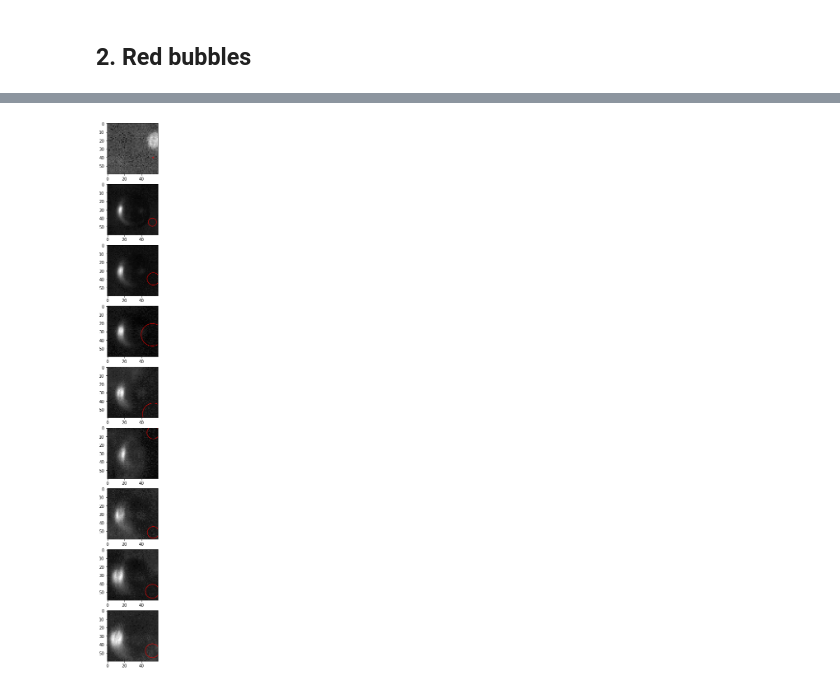
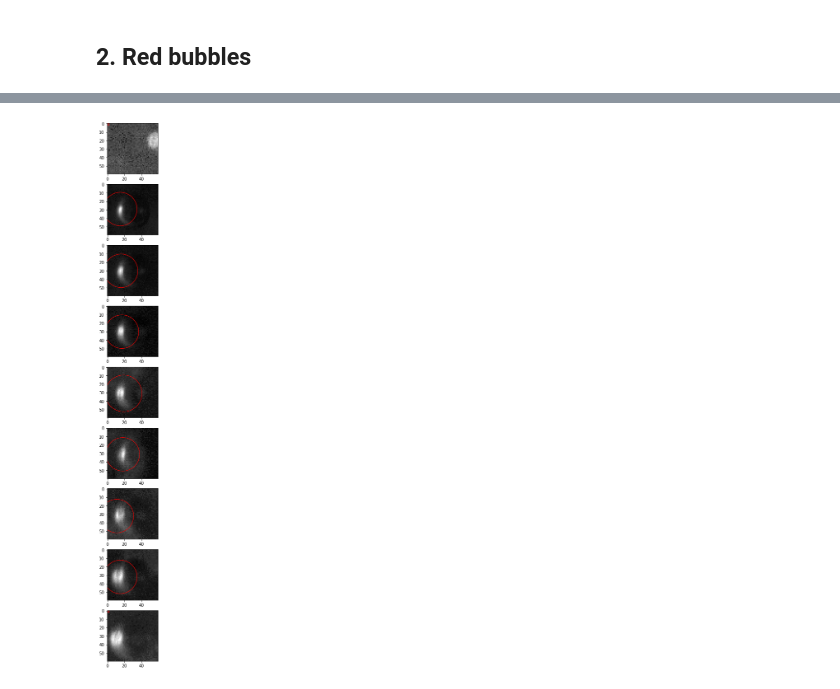
Before and after one commit to zazizizou/gradient_ansatz, a Jupyter notebook: radius_calibration.ipynb, the cells around one changed output, grey strips where cells are left out. Cells and saved outputs as stored; diff of their text form; code cells hidden in the pictures.

Commit message:
first calibration plot

```diff
--- a/radius_calibration.ipynb
+++ b/radius_calibration.ipynb
@@ -46,12 +46,13 @@ filenames.sort() # sort after creation date since date is in the name
 cim = []
 bgim = []
 for file in filenames[1:]:
-    if int(file[-5:-4])%2 ==0:
-        img = cv2.imread(os.path.join(calib_dir, file), 0)
-        cim.append(img)
-    else:
-        img = cv2.imread(os.path.join(calib_dir, file), 0)
-        bgim.append(img)
+    if file.endswith(".bmp"):
+        if int(file[-5:-4])%2 ==0:
+            img = cv2.imread(os.path.join(calib_dir, file), 0)
+            cim.append(img)
+        else:
+            img = cv2.imread(os.path.join(calib_dir, file), 0)
+            bgim.append(img)
 # %%
 """
 for idx, im in enumerate(cim):
@@ -233,7 +234,7 @@ argrelextrema(gaussian_filter1d(signal, sigma=2), np.greater)
 # %%
 tracks = []
 for file in os.listdir(track_dir):
-    if file.endswith(".csv"):
+    if file == "greenlit_green_bubble.csv":
         path = os.path.join(track_dir, file)
         tracks += [get_tracking_data(path, bgim[0].shape)]
 # %% [markdown]
@@ -281,7 +282,7 @@ circ = green_bubble_one(subimg, method="peak_dist", max_offset=10)
 debug_signals = []
 res_circles = []
 for idx, subim in enumerate(sub_images):
-    circ, signal = green_bubble_one(subim, method="peak_dist", max_offset=10, fit_refine=True)
+    circ, signal = green_bubble_one(subim, method="peak_dist", max_offset=10, fit_refine=False)
     debug_signals.append(signal)
     res_circles.append(circ)
 # %%
@@ -345,7 +330,7 @@ for tr in tracks:
                                        window_size=60,
                                        pad_mode="constant")
             sub_images.append(subimg)
-            res_circ = red_bubble_one(subimg)
+            res_circ = red_bubble_one(subimg, verbose=True)
             res_circles.append(res_circ)
             radii += [res_circ.radius]
 # %% [output]
@@ -386,9 +371,9 @@ Image boundary reached! current position: (56.62250225988776, 47.349038138165255
 # %%
 fig, ax = plt.subplots(len(sub_images),1)
 fig.set_figheight(24)
 for idx, subim in enumerate(sub_images):
     ax[idx].imshow(subim,'gray')
     circ = res_circles[idx]
-    ax[idx].add_patch(plt.Circle((circ.x, circ.y), circ.radius, fill=False, color="red"))
+    ax[idx].add_patch(plt.Circle((circ.y, circ.x), circ.radius, fill=False, color="red"))
 # %% [output]
-[figure, old version]
+[figure, new version]
```
Also changed, not shown: parts of 36 cells of this notebook, 9 other files.
